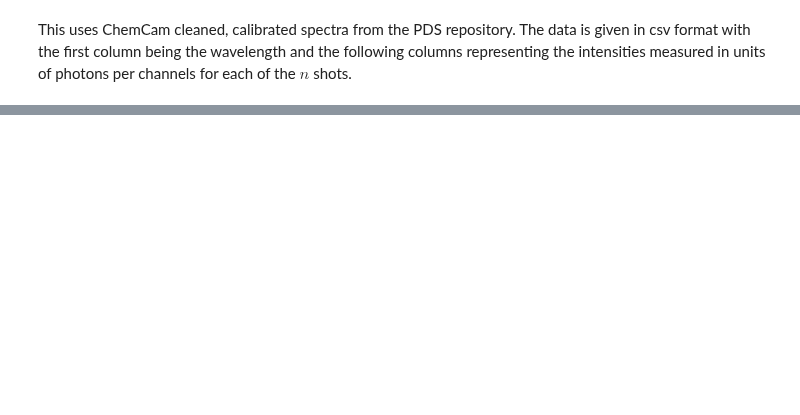
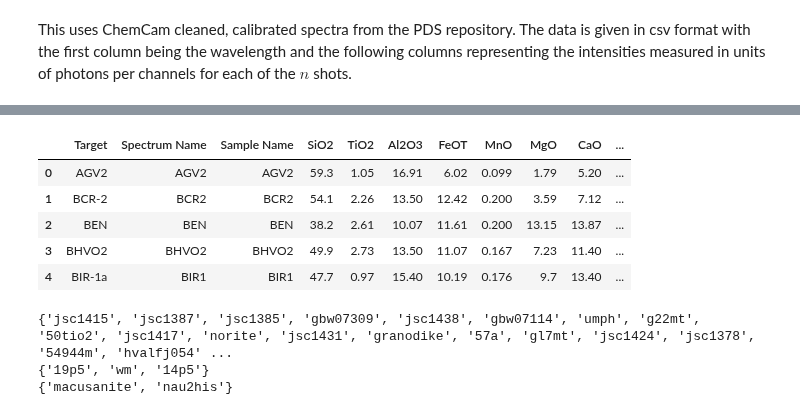
Before and after one commit to chhoumann/thesis-chemcam, a Jupyter notebook: baseline/notes.ipynb, the cells around one changed output, grey strips where cells are left out. Saved outputs shown, nothing was run; the diff lists cells and outputs as text; code cells hidden in the pictures; blank space fills up the shorter version.

```diff
--- a/baseline/notes.ipynb
+++ b/baseline/notes.ipynb
@@ -81,0 +133,33 @@ plt.show()
+# %%
+labels = pd.read_csv("data/data/calib/ccam_calibration_compositions.csv")
+
+labels.head()
+# %% [output]
+|  | Target | Spectrum Name | Sample Name | SiO2 | TiO2 | Al2O3 | FeOT | MnO | MgO | CaO | ... |
+| 0 | AGV2 | AGV2 | AGV2 | 59.3 | 1.05 | 16.91 | 6.02 | 0.099 | 1.79 | 5.20 | ... |
+| 1 | BCR-2 | BCR2 | BCR2 | 54.1 | 2.26 | 13.50 | 12.42 | 0.200 | 3.59 | 7.12 | ... |
+| 2 | BEN | BEN | BEN | 38.2 | 2.61 | 10.07 | 11.61 | 0.200 | 13.15 | 13.87 | ... |
+| 3 | BHVO2 | BHVO2 | BHVO2 | 49.9 | 2.73 | 13.50 | 11.07 | 0.167 | 7.23 | 11.40 | ... |
+| 4 | BIR-1a | BIR1 | BIR1 | 47.7 | 0.97 | 15.40 | 10.19 | 0.176 | 9.7 | 13.40 | ... |
+# %%
+ica = Path("data/data/calib/calib_2015/1600mm/ica/")
+pls = Path("data/data/calib/calib_2015/1600mm/pls/")
+
+def get_samples(path):
+    return set(map(lambda p: p.name, list(path.glob("*"))))
+
+ica_samples = get_samples(ica)
+pls_samples = get_samples(pls)
+
+# samples that are in both pls and ica
+print(set(ica_samples) & set(pls_samples))
+
+# samples that are in pls but not in ica
+print(set(pls_samples) - set(ica_samples))
+
+# samples that are in ica but not in pls
+print(set(ica_samples) - set(pls_samples))
+# %% [output]
+{'jsc1415', 'jsc1387', 'jsc1385', 'gbw07309', 'jsc1438', 'gbw07114', 'umph', 'g22mt', '50tio2', 'jsc1417', 'norite', 'jsc1431', 'granodike', '57a', 'gl7mt', 'jsc1424', 'jsc1378', '54944m', 'hvalfj054' ...
+{'19p5', 'wm', '14p5'}
+{'macusanite', 'nau2his'}
```
Also changed, not shown: parts of 10 cells of this notebook.
